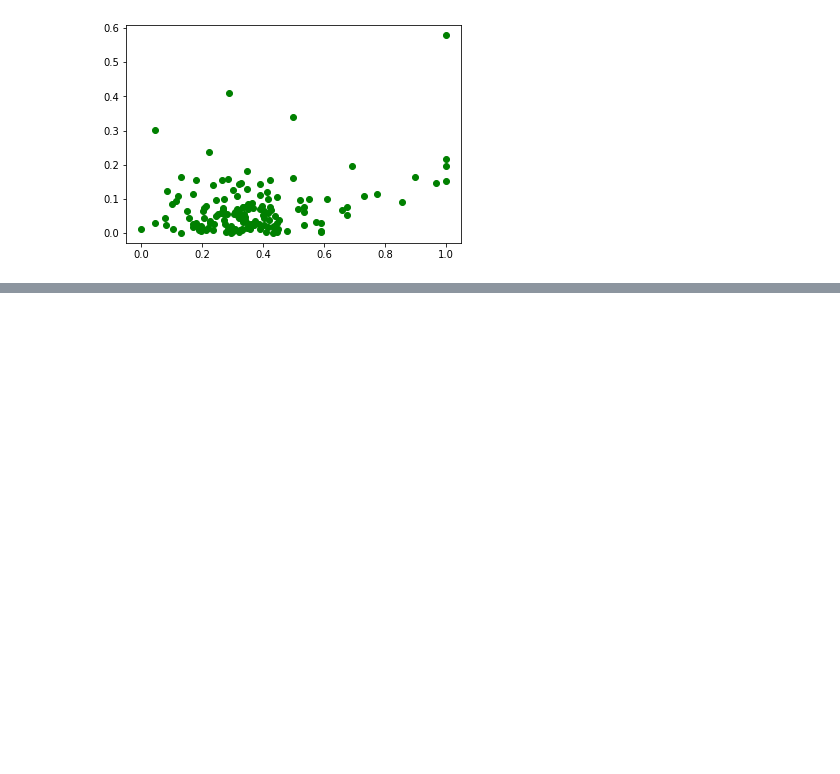
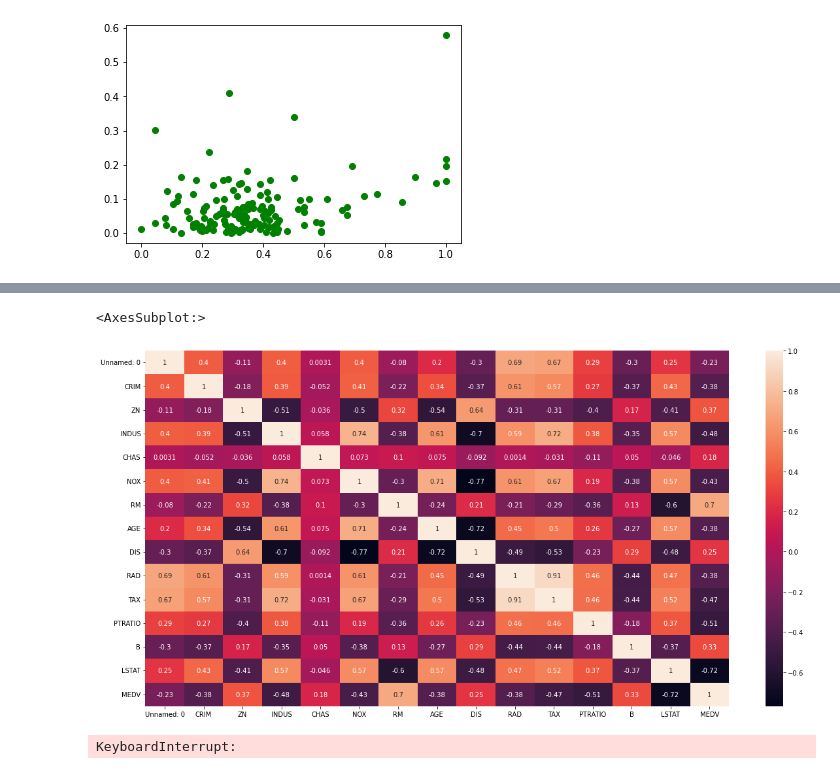
Before and after one commit to BChacun/IntroML, a Jupyter notebook: HousingData/HouseData_MLR.ipynb, the cells around one changed output, grey strips where cells are left out. Drawn from its saved outputs; the diff is of its cells as text; code cells hidden in the pictures; blank space fills up the shorter version.

```diff
--- a/HousingData/HouseData_MLR.ipynb
+++ b/HousingData/HouseData_MLR.ipynb
@@ -64,0 +71,12 @@ mean_squared_error(y_test, y_pred)
+# %%
+import seaborn as sns
+plt.figure(figsize=(20,10))
+sns.heatmap(df.corr(),annot=True)
+# %% [output]
+<AxesSubplot:>
+[figure, added]
+# %%
+sns.pairplot(df, hue="MEDV")
+##test
+# %% [output]
+KeyboardInterrupt:
```
Also changed, not shown: parts of 4 cells of this notebook, 2 other files.
